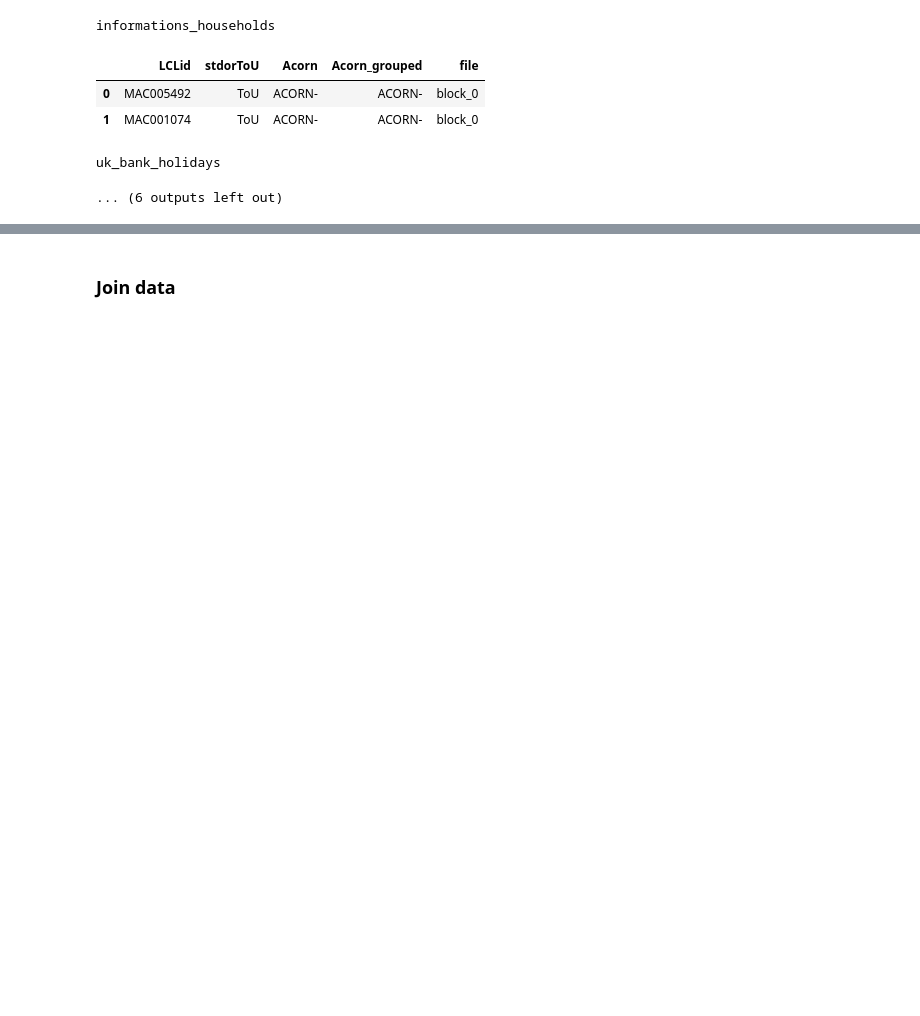
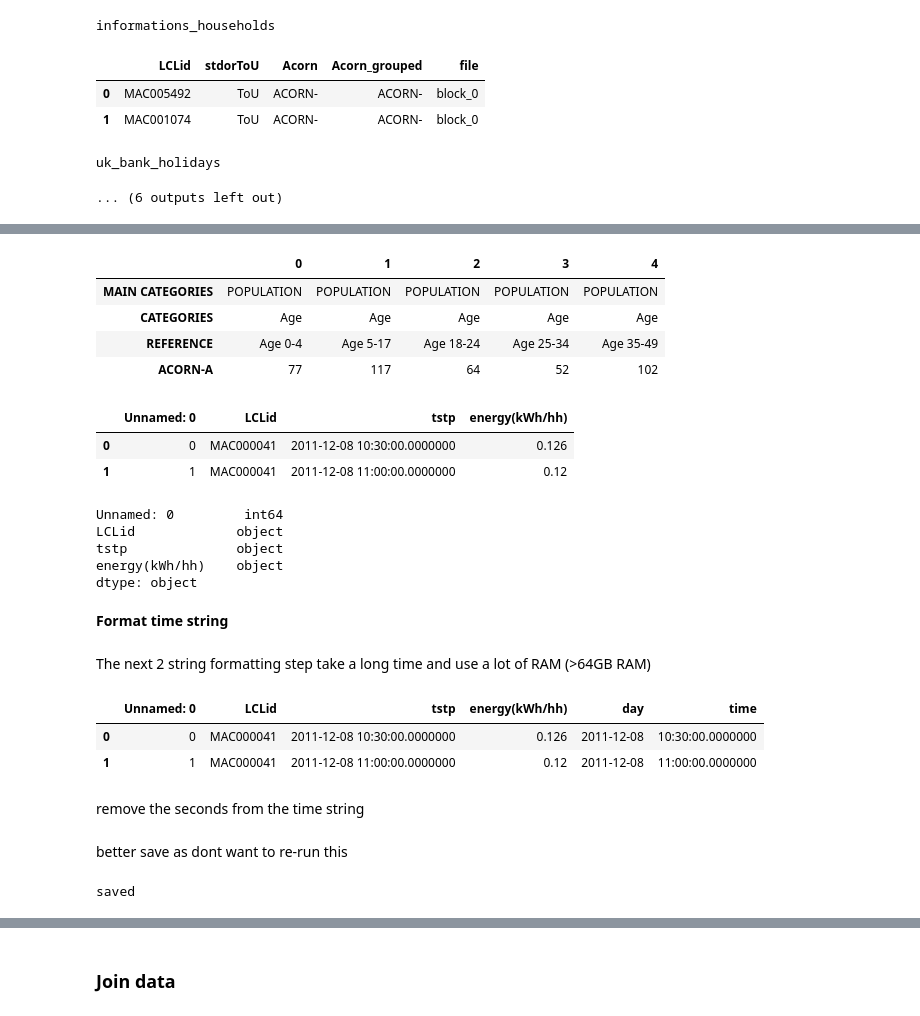
Before and after one commit to sofiary/teamunicornn, a Jupyter notebook: challenge_1/notebooks/data_wrangling.ipynb, the cells around one changed output, grey strips where cells are left out. Saved outputs shown, nothing was run; the diff lists cells and outputs as text; code cells hidden in the pictures; blank space fills up the shorter version.

```diff
--- a/challenge_1/notebooks/data_exploration.ipynb
+++ b/challenge_1/notebooks/data_wrangling.ipynb
@@ -240,3 +248,31 @@ informations_households
 | types | unique | bool | categorical | categorical | categorical |
 uk_bank_holidays
 ... (6 outputs left out)
+# %%
+#acorn_details
+tables[3].head().T.head(4)
+# %% [output]
+|  | 0 | 1 | 2 | 3 | 4 |
+| MAIN CATEGORIES | POPULATION | POPULATION | POPULATION | POPULATION | POPULATION |
+| CATEGORIES | Age | Age | Age | Age | Age |
+| REFERENCE | Age 0-4 | Age 5-17 | Age 18-24 | Age 25-34 | Age 35-49 |
+| ACORN-A | 77 | 117 | 64 | 52 | 102 |
+# %%
+#halfhourly_all
+tables[1].head(n=2)
+# %% [output]
+|  | Unnamed: 0 | LCLid | tstp | energy(kWh/hh) |
+| 0 | 0 | MAC000041 | 2011-12-08 10:30:00.0000000 | 0.126 |
+| 1 | 1 | MAC000041 | 2011-12-08 11:00:00.0000000 | 0.12 |
+# %%
+tables[1].dtypes
+# %% [output]
+Unnamed: 0         int64
+LCLid             object
+tstp              object
+energy(kWh/hh)    object
+dtype: object
+# %% [markdown]
+**Format time string**
+# %% [markdown]
+The next 2 string formatting step take a long time and use a lot of RAM (>64GB RAM)
@@ -242,0 +281,8 @@ uk_bank_holidays
+# %%
+tables[1].head(n=2)
+# %% [output]
+|  | Unnamed: 0 | LCLid | tstp | energy(kWh/hh) | day | time |
+| 0 | 0 | MAC000041 | 2011-12-08 10:30:00.0000000 | 0.126 | 2011-12-08 | 10:30:00.0000000 |
+| 1 | 1 | MAC000041 | 2011-12-08 11:00:00.0000000 | 0.12 | 2011-12-08 | 11:00:00.0000000 |
+# %% [markdown]
+remove the seconds from the time string
@@ -242,0 +291,2 @@ uk_bank_holidays
+# %% [markdown]
+better save as dont want to re-run this
@@ -242,0 +297,4 @@ uk_bank_holidays
+# %%
+print('saved')
+# %% [output]
+saved
```
Also changed, not shown: parts of 36 cells of this notebook, 1 other file.
